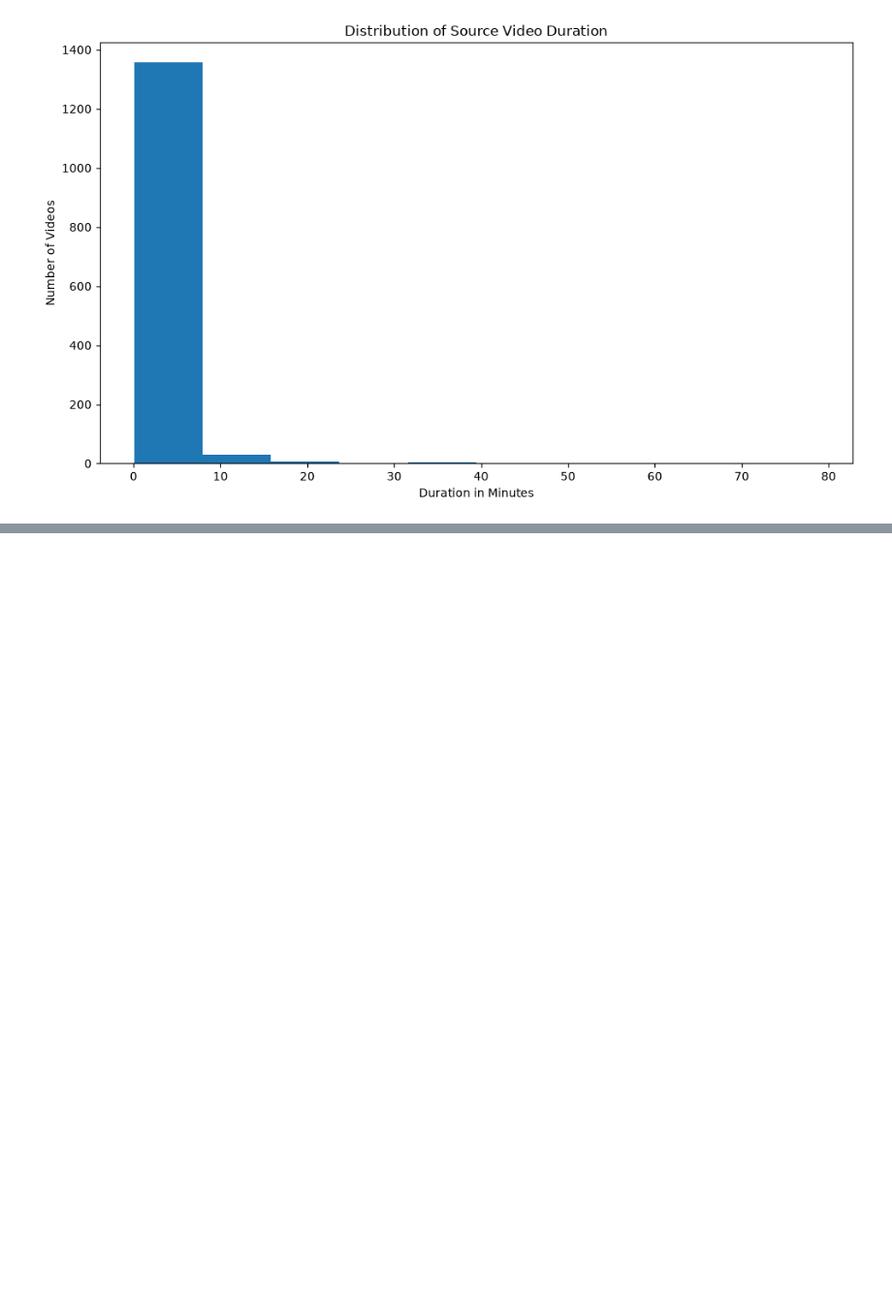
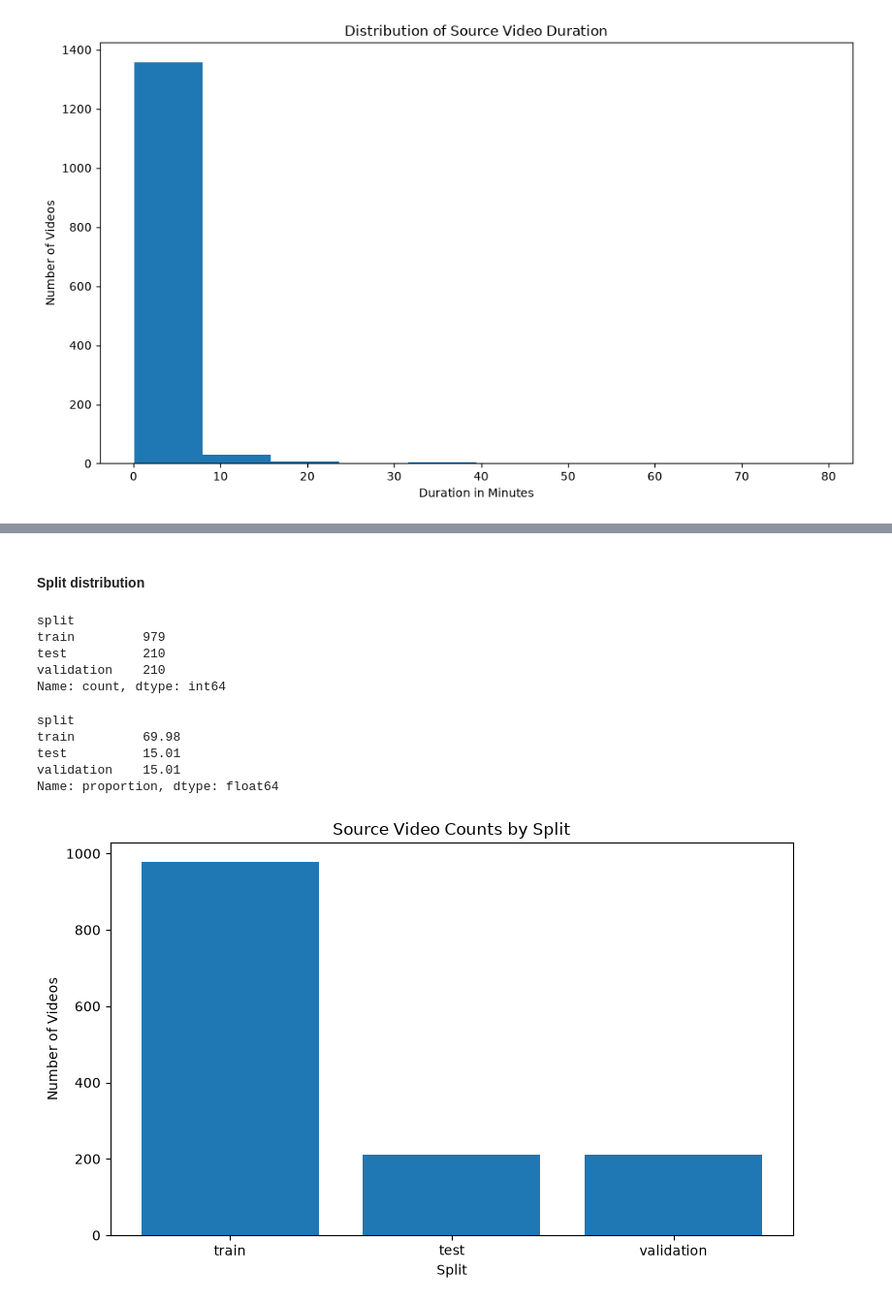
Before and after one commit to Phiziics/Computer-Vision, a Jupyter notebook: SentinelVision-AI/notebooks/01_data_understanding.ipynb, the cells around one changed output, grey strips where cells are left out. Shown at 97% size. Saved outputs shown, nothing was run; the diff lists cells and outputs as text; code cells hidden in the pictures; blank space fills up the shorter version.

```diff
--- a/SentinelVision-AI/notebooks/01_data_understanding.ipynb
+++ b/SentinelVision-AI/notebooks/01_data_understanding.ipynb
@@ -460,0 +647,47 @@ plt.show()
+# %% [markdown]
+#### Split distribution
+# %%
+# Count source videos in each frozen split.
+video_split_counts = (
+    video_splits["split"]
+    .value_counts()
+)
+
+video_split_counts
+# %% [output]
+split
+train         979
+test          210
+validation    210
+Name: count, dtype: int64
+# %%
+# Calculate source-video split proportions.
+video_split_proportions = (
+    video_splits["split"]
+    .value_counts(normalize=True)
+    .mul(100)
+    .round(2)
+)
+
+video_split_proportions
+# %% [output]
+split
+train         69.98
+test          15.01
+validation    15.01
+Name: proportion, dtype: float64
+# %%
+plt.figure(figsize=(8, 5))
+
+plt.bar(
+    video_split_counts.index,
+    video_split_counts.values,
+)
+
+plt.title("Source Video Counts by Split")
+plt.xlabel("Split")
+plt.ylabel("Number of Videos")
+plt.tight_layout()
+plt.show()
+# %% [output]
+[figure, added]
```
Also changed, not shown: parts of 42 cells of this notebook.
